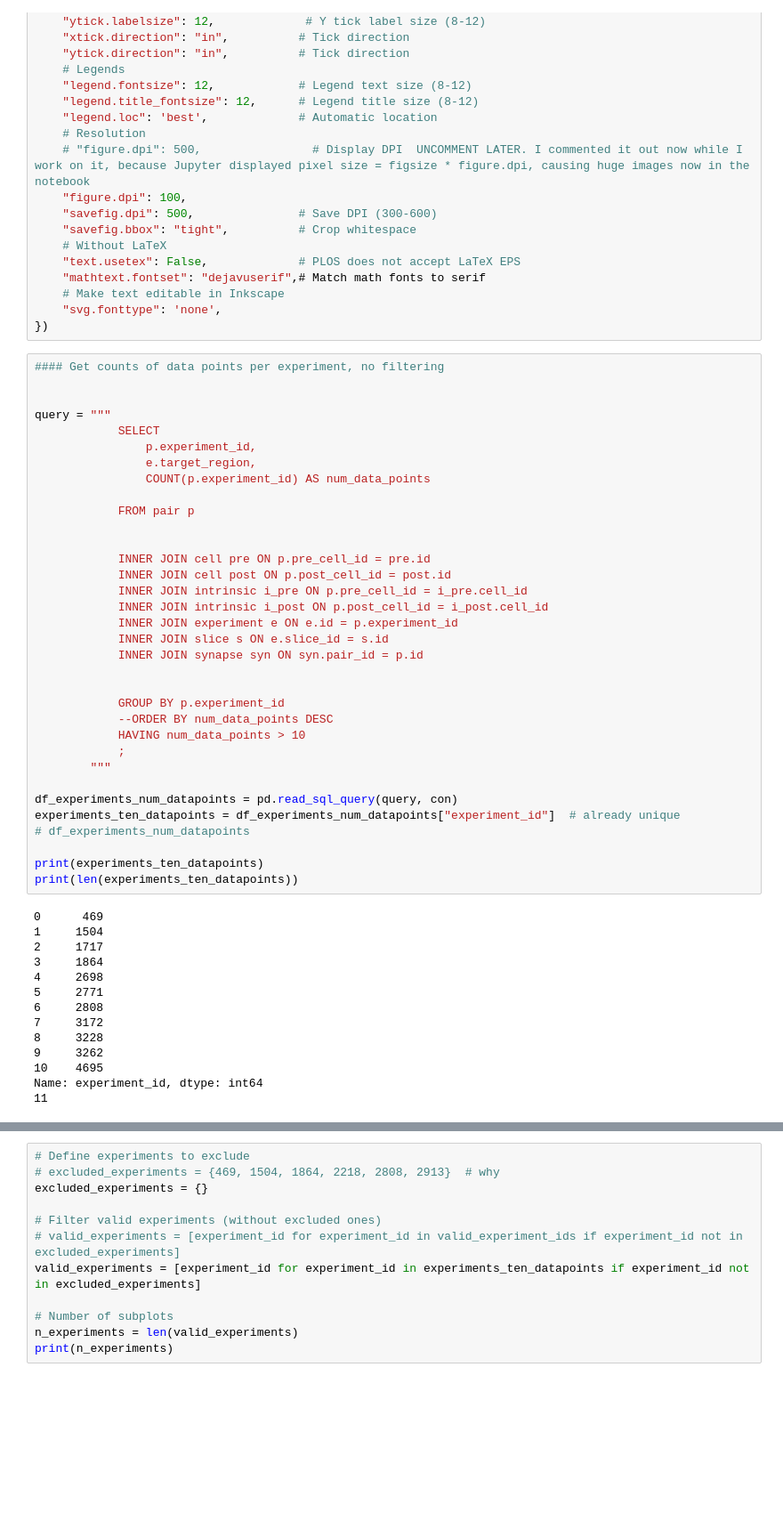
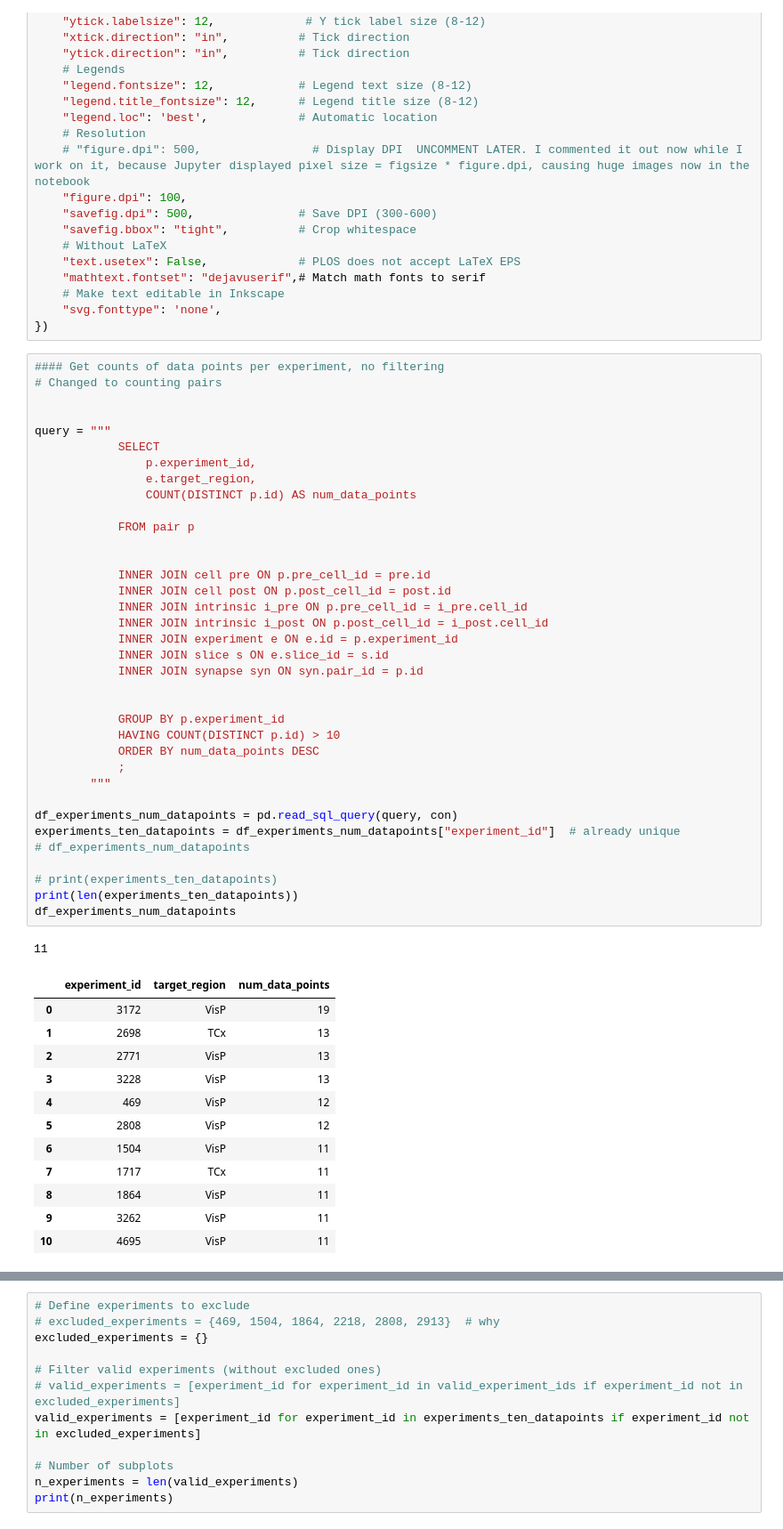
Before and after one commit to acevedomartina/HeterogeneousRNNs, a Jupyter notebook: data_analysis/analysis_neneva.ipynb, the cells around one changed output, grey strips where cells are left out. Shown at 89% size. Cells and saved outputs as stored; diff of their text form; blank space fills up the shorter version.

```diff
--- a/data_analysis/analysis_neneva.ipynb
+++ b/data_analysis/analysis_neneva.ipynb
@@ -1171,49 +1103,51 @@ plt.rcParams.update({
 })
 # %%
 #### Get counts of data points per experiment, no filtering
+# Changed to counting pairs
 
 
 query = """
             SELECT
                 p.experiment_id,
                 e.target_region,
-                COUNT(p.experiment_id) AS num_data_points
+                COUNT(DISTINCT p.id) AS num_data_points
 
             FROM pair p
 
 
             INNER JOIN cell pre ON p.pre_cell_id = pre.id
             INNER JOIN cell post ON p.post_cell_id = post.id
             INNER JOIN intrinsic i_pre ON p.pre_cell_id = i_pre.cell_id
             INNER JOIN intrinsic i_post ON p.post_cell_id = i_post.cell_id
             INNER JOIN experiment e ON e.id = p.experiment_id
             INNER JOIN slice s ON e.slice_id = s.id
             INNER JOIN synapse syn ON syn.pair_id = p.id
 
 
             GROUP BY p.experiment_id
-            --ORDER BY num_data_points DESC
-            HAVING num_data_points > 10
+            HAVING COUNT(DISTINCT p.id) > 10
+            ORDER BY num_data_points DESC
             ;
         """
 
 df_experiments_num_datapoints = pd.read_sql_query(query, con)
 experiments_ten_datapoints = df_experiments_num_datapoints["experiment_id"]  # already unique
 # df_experiments_num_datapoints
 
-print(experiments_ten_datapoints)
+# print(experiments_ten_datapoints)
 print(len(experiments_ten_datapoints))
+df_experiments_num_datapoints
 # %% [output]
-0      469
-1     1504
-2     1717
-3     1864
-4     2698
-5     2771
-6     2808
-7     3172
-8     3228
-9     3262
-10    4695
-Name: experiment_id, dtype: int64
 11
+|  | experiment_id | target_region | num_data_points |
+| 0 | 3172 | VisP | 19 |
+| 1 | 2698 | TCx | 13 |
+| 2 | 2771 | VisP | 13 |
+| 3 | 3228 | VisP | 13 |
+| 4 | 469 | VisP | 12 |
+| 5 | 2808 | VisP | 12 |
+| 6 | 1504 | VisP | 11 |
+| 7 | 1717 | TCx | 11 |
+| 8 | 1864 | VisP | 11 |
+| 9 | 3262 | VisP | 11 |
+| 10 | 4695 | VisP | 11 |
```
Also changed, not shown: parts of 14 cells of this notebook.
